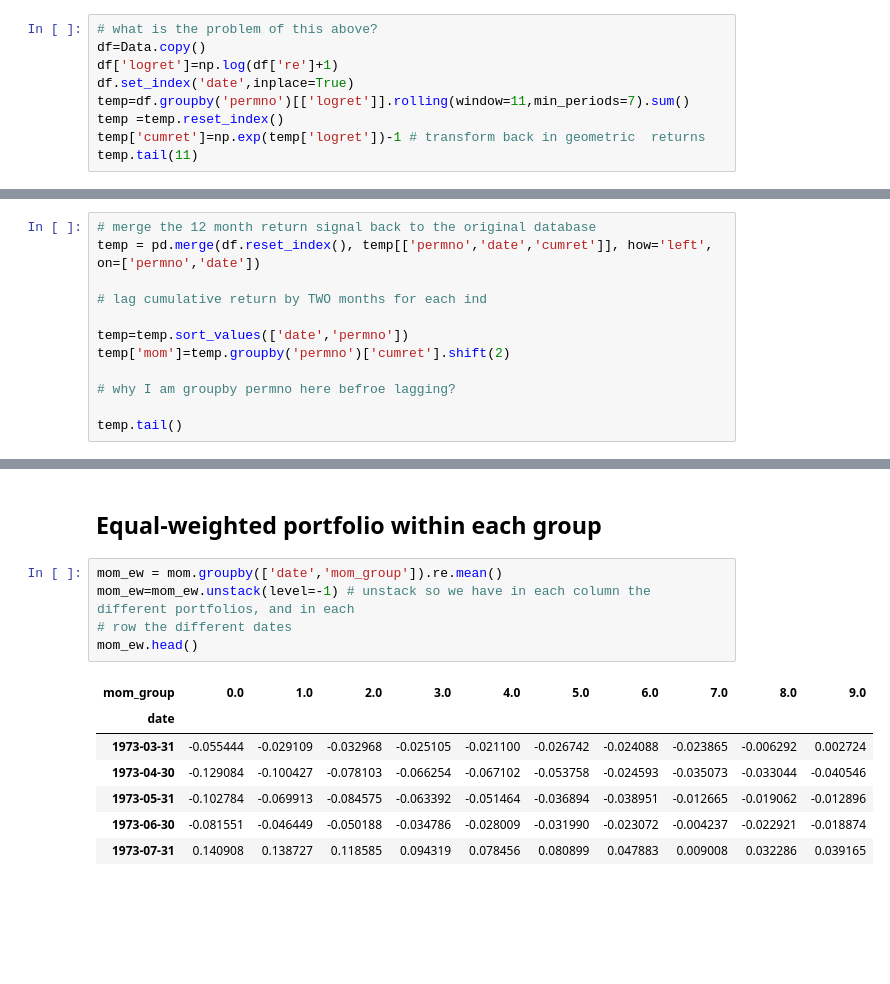
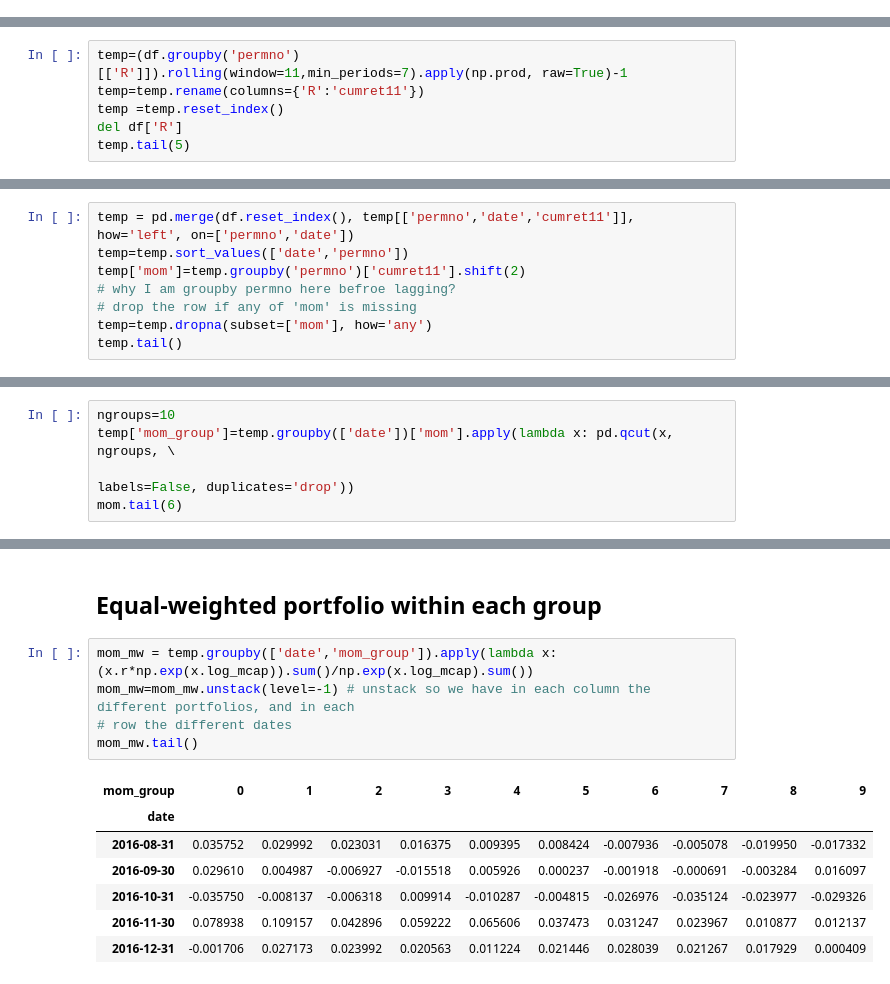
Before and after one commit to amoreira2/Lectures, a Jupyter notebook: chapters/Finance/Notebook6B_Momentum.ipynb, the cells around one changed output, grey strips where cells are left out. Cells and saved outputs as stored; diff of their text form; blank space fills up the shorter version.

```diff
--- a/chapters/Finance/Notebook6B_Momentum.ipynb
+++ b/chapters/Finance/Notebook6B_Momentum.ipynb
@@ -124,9 +140,0 @@ dtype: float64
-# %%
-# what is the problem of this above?
-df=Data.copy()
-df['logret']=np.log(df['re']+1)
-df.set_index('date',inplace=True)
-temp=df.groupby('permno')[['logret']].rolling(window=11,min_periods=7).sum()
-temp =temp.reset_index()
-temp['cumret']=np.exp(temp['logret'])-1 # transform back in geometric  returns
-temp.tail(11)
@@ -145,0 +149,6 @@ temp.tail(11)
+# %%
+temp=(df.groupby('permno')[['R']]).rolling(window=11,min_periods=7).apply(np.prod, raw=True)-1
+temp=temp.rename(columns={'R':'cumret11'})
+temp =temp.reset_index()
+del df['R']
+temp.tail(5)
@@ -146,13 +174,9 @@ temp.tail(11)
 # %%
-# merge the 12 month return signal back to the original database
-temp = pd.merge(df.reset_index(), temp[['permno','date','cumret']], how='left', on=['permno','date'])
-
-# lag cumulative return by TWO months for each ind
-
+temp = pd.merge(df.reset_index(), temp[['permno','date','cumret11']], how='left', on=['permno','date'])
 temp=temp.sort_values(['date','permno'])
-temp['mom']=temp.groupby('permno')['cumret'].shift(2)
-
+temp['mom']=temp.groupby('permno')['cumret11'].shift(2)
 # why I am groupby permno here befroe lagging?
-
+# drop the row if any of 'mom' is missing
+temp=temp.dropna(subset=['mom'], how='any')
 temp.tail()
 # %% [output]
@@ -198,0 +204,5 @@ mom.tail(24)
+# %%
+ngroups=10
+temp['mom_group']=temp.groupby(['date'])['mom'].apply(lambda x: pd.qcut(x, ngroups, \
+                                                                       labels=False, duplicates='drop'))
+mom.tail(6)
@@ -199,16 +217,16 @@ mom.tail(24)
 # %% [markdown]
 ## Equal-weighted portfolio within each group
 # %%
-mom_ew = mom.groupby(['date','mom_group']).re.mean()
-mom_ew=mom_ew.unstack(level=-1) # unstack so we have in each column the different portfolios, and in each
+mom_mw = temp.groupby(['date','mom_group']).apply(lambda x:(x.r*np.exp(x.log_mcap)).sum()/np.exp(x.log_mcap).sum())
+mom_mw=mom_mw.unstack(level=-1) # unstack so we have in each column the different portfolios, and in each
 # row the different dates
-mom_ew.head()
+mom_mw.tail()
 # %% [output]
-| mom_group | 0.0 | 1.0 | 2.0 | 3.0 | 4.0 | 5.0 | 6.0 | 7.0 | 8.0 | 9.0 |
+| mom_group | 0 | 1 | 2 | 3 | 4 | 5 | 6 | 7 | 8 | 9 |
 | date |  |  |  |  |  |  |  |  |  |  |
-| 1973-03-31 | -0.055444 | -0.029109 | -0.032968 | -0.025105 | -0.021100 | -0.026742 | -0.024088 | -0.023865 | -0.006292 | 0.002724 |
-| 1973-04-30 | -0.129084 | -0.100427 | -0.078103 | -0.066254 | -0.067102 | -0.053758 | -0.024593 | -0.035073 | -0.033044 | -0.040546 |
-| 1973-05-31 | -0.102784 | -0.069913 | -0.084575 | -0.063392 | -0.051464 | -0.036894 | -0.038951 | -0.012665 | -0.019062 | -0.012896 |
-| 1973-06-30 | -0.081551 | -0.046449 | -0.050188 | -0.034786 | -0.028009 | -0.031990 | -0.023072 | -0.004237 | -0.022921 | -0.018874 |
-| 1973-07-31 | 0.140908 | 0.138727 | 0.118585 | 0.094319 | 0.078456 | 0.080899 | 0.047883 | 0.009008 | 0.032286 | 0.039165 |
+| 2016-08-31 | 0.035752 | 0.029992 | 0.023031 | 0.016375 | 0.009395 | 0.008424 | -0.007936 | -0.005078 | -0.019950 | -0.017332 |
+| 2016-09-30 | 0.029610 | 0.004987 | -0.006927 | -0.015518 | 0.005926 | 0.000237 | -0.001918 | -0.000691 | -0.003284 | 0.016097 |
+| 2016-10-31 | -0.035750 | -0.008137 | -0.006318 | 0.009914 | -0.010287 | -0.004815 | -0.026976 | -0.035124 | -0.023977 | -0.029326 |
+| 2016-11-30 | 0.078938 | 0.109157 | 0.042896 | 0.059222 | 0.065606 | 0.037473 | 0.031247 | 0.023967 | 0.010877 | 0.012137 |
+| 2016-12-31 | -0.001706 | 0.027173 | 0.023992 | 0.020563 | 0.011224 | 0.021446 | 0.028039 | 0.021267 | 0.017929 | 0.000409 |
 # %%
```
Also changed, not shown: parts of 35 cells of this notebook, 2 other files.
